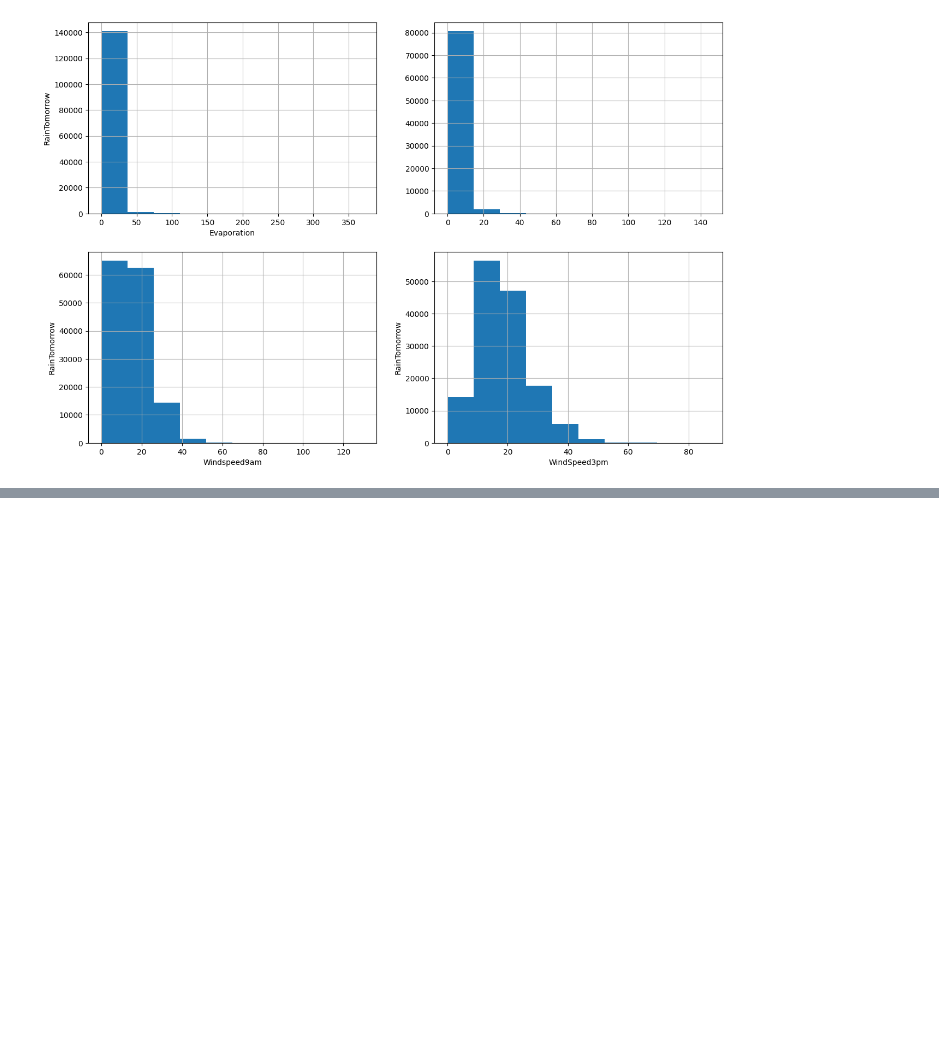
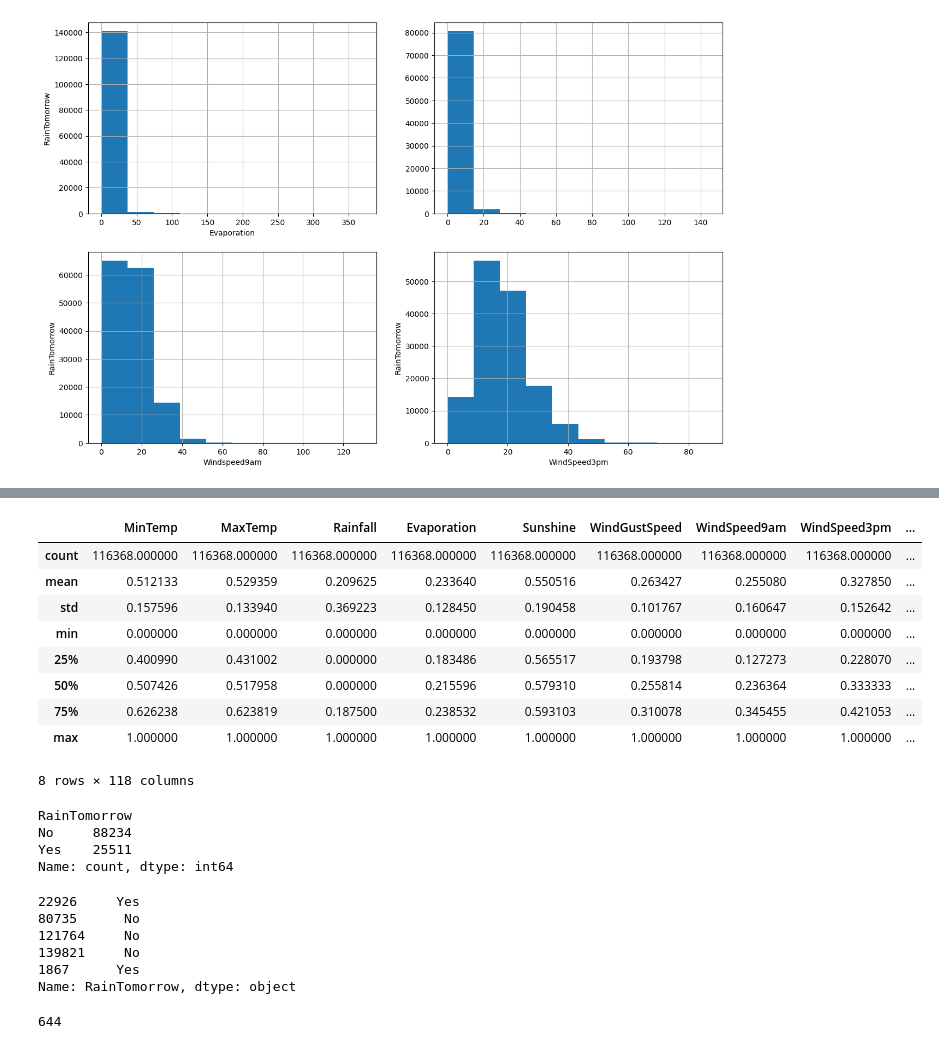
Before and after one commit to Ayodeji63/ml_labs, a Jupyter notebook: kaggle/Logistic_Regression_Kaggle_Weather.ipynb, the cells around one changed output, grey strips where cells are left out. Saved outputs shown, nothing was run; the diff lists cells and outputs as text; code cells hidden in the pictures; blank space fills up the shorter version.

```diff
--- a/kaggle/Logistic_Regression_Kaggle_Weather.ipynb
+++ b/kaggle/Logistic_Regression_Kaggle_Weather.ipynb
@@ -682,0 +1159,12 @@ AttributeError: 'DataFrame' object has no attribute 'Raingall'
+# %%
+cols = X_train.columns
+# %%
+from sklearn.preprocessing import MinMaxScaler
+
+scaler = MinMaxScaler()
+
+X_train = scaler.fit_transform(X_train)
+
+X_test = scaler.transform(X_test)
+# %%
+X_train = pd.DataFrame(X_train, columns=[cols])
@@ -682,0 +1173,13 @@ AttributeError: 'DataFrame' object has no attribute 'Raingall'
+# %%
+X_train.describe()
+# %% [output]
+|  | MinTemp | MaxTemp | Rainfall | Evaporation | Sunshine | WindGustSpeed | WindSpeed9am | WindSpeed3pm | ... |
+| count | 116368.000000 | 116368.000000 | 116368.000000 | 116368.000000 | 116368.000000 | 116368.000000 | 116368.000000 | 116368.000000 | ... |
+| mean | 0.512133 | 0.529359 | 0.209625 | 0.233640 | 0.550516 | 0.263427 | 0.255080 | 0.327850 | ... |
+| std | 0.157596 | 0.133940 | 0.369223 | 0.128450 | 0.190458 | 0.101767 | 0.160647 | 0.152642 | ... |
+| min | 0.000000 | 0.000000 | 0.000000 | 0.000000 | 0.000000 | 0.000000 | 0.000000 | 0.000000 | ... |
+| 25% | 0.400990 | 0.431002 | 0.000000 | 0.183486 | 0.565517 | 0.193798 | 0.127273 | 0.228070 | ... |
+| 50% | 0.507426 | 0.517958 | 0.000000 | 0.215596 | 0.579310 | 0.255814 | 0.236364 | 0.333333 | ... |
+| 75% | 0.626238 | 0.623819 | 0.187500 | 0.238532 | 0.593103 | 0.310078 | 0.345455 | 0.421053 | ... |
+| max | 1.000000 | 1.000000 | 1.000000 | 1.000000 | 1.000000 | 1.000000 | 1.000000 | 1.000000 | ... |
+8 rows × 118 columns
@@ -682,0 +1190,20 @@ AttributeError: 'DataFrame' object has no attribute 'Raingall'
+# %%
+y_train.value_counts()
+# %% [output]
+RainTomorrow
+No     88234
+Yes    25511
+Name: count, dtype: int64
+# %%
+y_train.head()
+# %% [output]
+22926     Yes
+80735      No
+121764     No
+139821     No
+1867      Yes
+Name: RainTomorrow, dtype: object
+# %%
+y_test.isnull().sum()
+# %% [output]
+644
```
Also changed, not shown: parts of 52 cells of this notebook, 50 other files.
